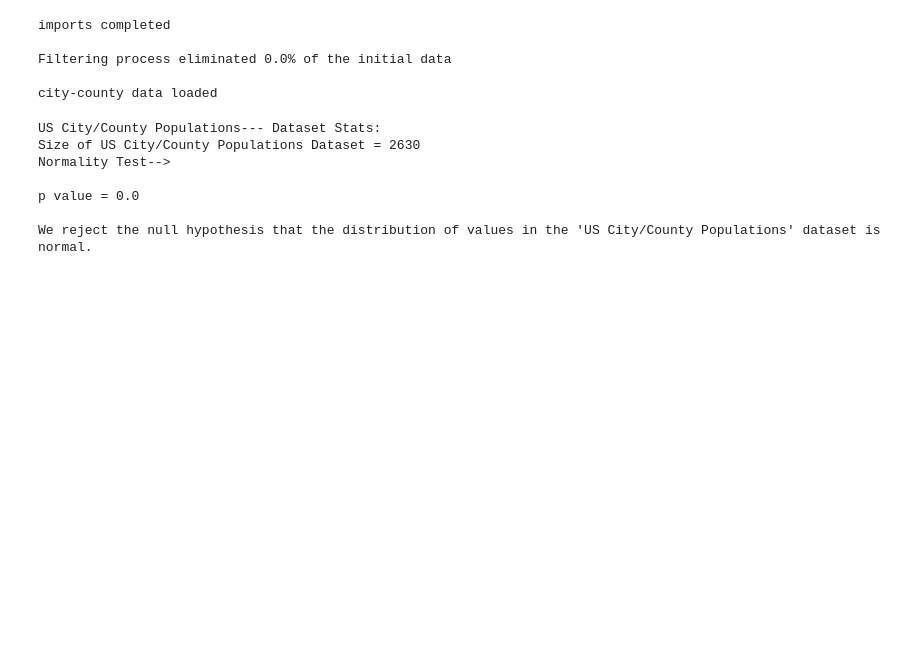
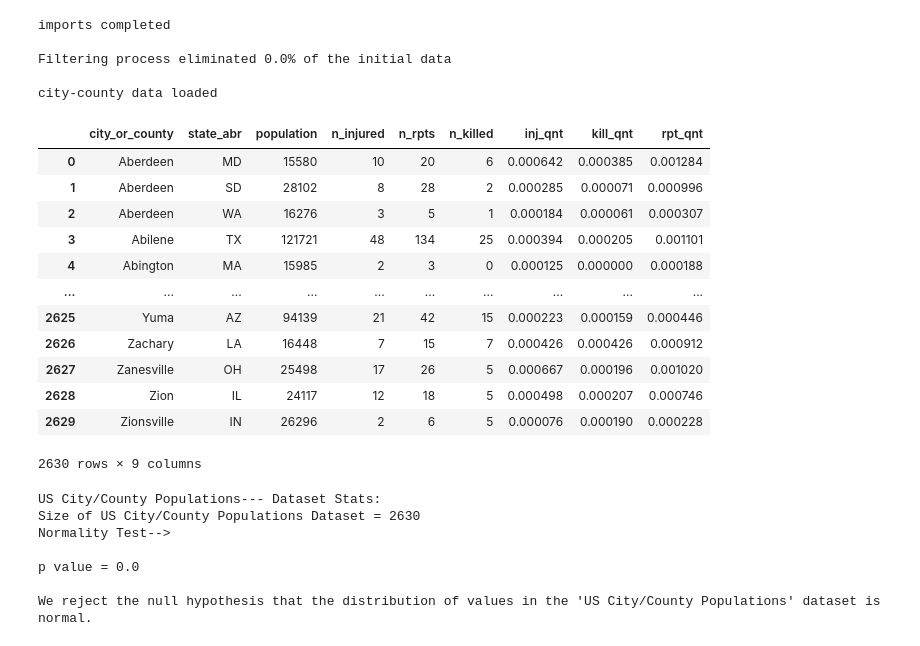
Before and after one commit to ErfanFaneian/580_final, a Jupyter notebook: p_callahan/population_analysis/population_analysis.ipynb, the cells around one changed output. Saved outputs shown, nothing was run; the diff lists cells and outputs as text; code cells hidden in the pictures; blank space fills up the shorter version.

Commit message:
added state_analysis folder and did other updates

```diff
--- a/p_callahan/population_analysis/population_analysis.ipynb
+++ b/p_callahan/population_analysis/population_analysis.ipynb
@@ -77,6 +77,22 @@ imports completed
 Filtering process eliminated 0.0% of the initial data
 
 city-county data loaded
+# %%
+state_ave_cico_dat
+# %% [output]
+|  | city_or_county | state_abr | population | n_injured | n_rpts | n_killed | inj_qnt | kill_qnt | rpt_qnt |
+| 0 | Aberdeen | MD | 15580 | 10 | 20 | 6 | 0.000642 | 0.000385 | 0.001284 |
+| 1 | Aberdeen | SD | 28102 | 8 | 28 | 2 | 0.000285 | 0.000071 | 0.000996 |
+| 2 | Aberdeen | WA | 16276 | 3 | 5 | 1 | 0.000184 | 0.000061 | 0.000307 |
+| 3 | Abilene | TX | 121721 | 48 | 134 | 25 | 0.000394 | 0.000205 | 0.001101 |
+| 4 | Abington | MA | 15985 | 2 | 3 | 0 | 0.000125 | 0.000000 | 0.000188 |
+| ... | ... | ... | ... | ... | ... | ... | ... | ... | ... |
+| 2625 | Yuma | AZ | 94139 | 21 | 42 | 15 | 0.000223 | 0.000159 | 0.000446 |
+| 2626 | Zachary | LA | 16448 | 7 | 15 | 7 | 0.000426 | 0.000426 | 0.000912 |
+| 2627 | Zanesville | OH | 25498 | 17 | 26 | 5 | 0.000667 | 0.000196 | 0.001020 |
+| 2628 | Zion | IL | 24117 | 12 | 18 | 5 | 0.000498 | 0.000207 | 0.000746 |
+| 2629 | Zionsville | IN | 26296 | 2 | 6 | 5 | 0.000076 | 0.000190 | 0.000228 |
+2630 rows × 9 columns
 # %%
 populations = list(cico_dat.population)
 
```
Also changed, not shown: parts of 6 cells of this notebook, 8 other files.
